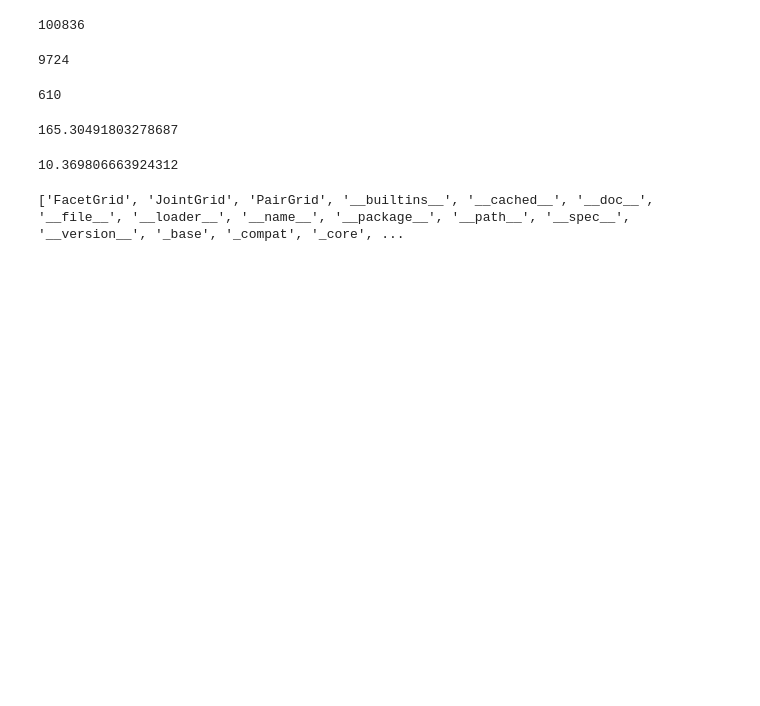
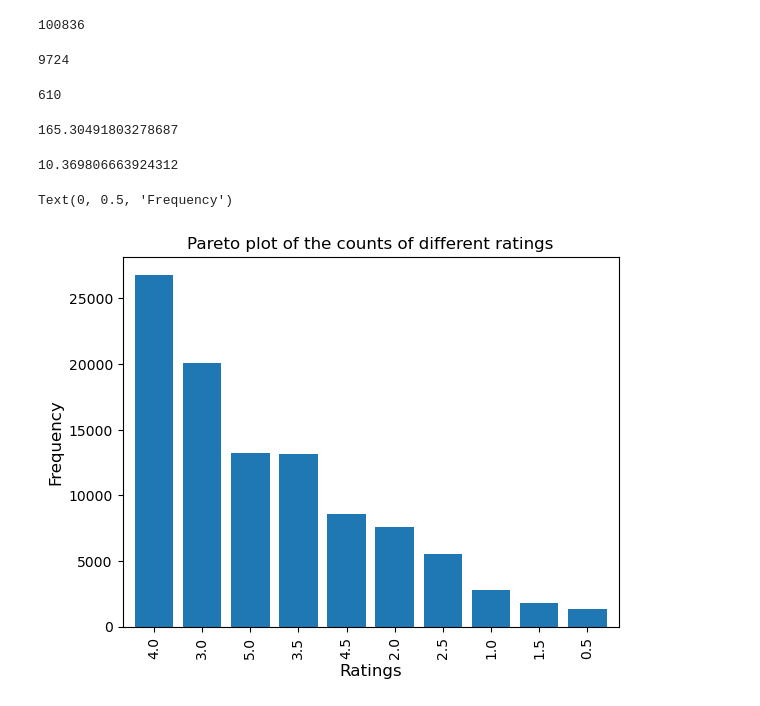
Before and after one commit to dahlp94/recommender-systems, a Jupyter notebook: movie_lens/movie_lens_data_analysis.ipynb, the cells around one changed output. Drawn from its saved outputs; the diff is of its cells as text; code cells hidden in the pictures; blank space fills up the shorter version.

```diff
--- a/movie_lens/movie_lens_data_analysis.ipynb
+++ b/movie_lens/movie_lens_data_analysis.ipynb
@@ -37,18 +39,26 @@ len(rating_df["userId"].unique())
 # %% [output]
 610
-# %%
-# Average number of rating per user
-rating_df.groupby("userId")["rating"].describe()["count"].mean()
-# %% [output]
-165.30491803278687
-# %%
-# Average number of rating per movie
-rating_df.groupby("movieId")["rating"].describe()["count"].mean()
-# %% [output]
-10.369806663924312
-# %%
-# distribution of movie rating
-print(dir(sns))
-# %% [output]
-['FacetGrid', 'JointGrid', 'PairGrid', '__builtins__', '__cached__', '__doc__', '__file__', '__loader__', '__name__', '__package__', '__path__', '__spec__', '__version__', '_base', '_compat', '_core', ...
+# %%
+# Average number of rating per user
+#rating_df.groupby("userId")["rating"].describe()["count"].mean()
+len(ratings_df)/ratings_df["userId"].nunique()
+# %% [output]
+165.30491803278687
+# %%
+# Average number of rating per movie
+#rating_df.groupby("movieId")["rating"].describe()["count"].mean()
+len(ratings_df)/ratings_df["movieId"].nunique()
+# %% [output]
+10.369806663924312
+# %%
+rating_counts = ratings_df["rating"].value_counts(ascending=False)
+
+rating_counts.plot(kind='bar', width=0.8)
+
+plt.title("Pareto plot of the counts of different ratings")
+plt.xlabel('Ratings', fontsize=12, color='black')
+plt.ylabel('Frequency', fontsize=12, color='black')
+# %% [output]
+Text(0, 0.5, 'Frequency')
+[figure, added]
 # %%
```
Also changed, not shown: parts of 9 cells of this notebook.
